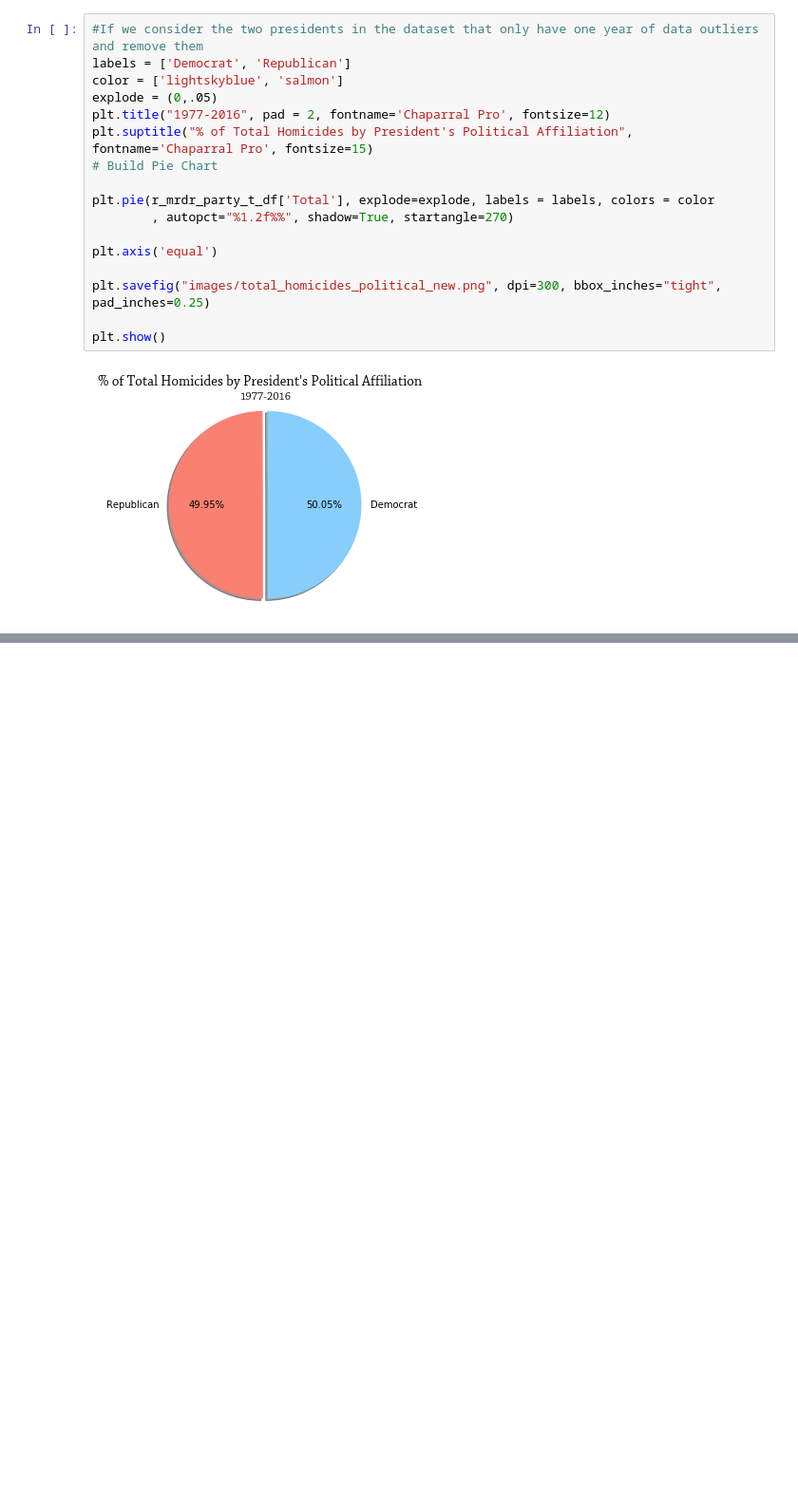
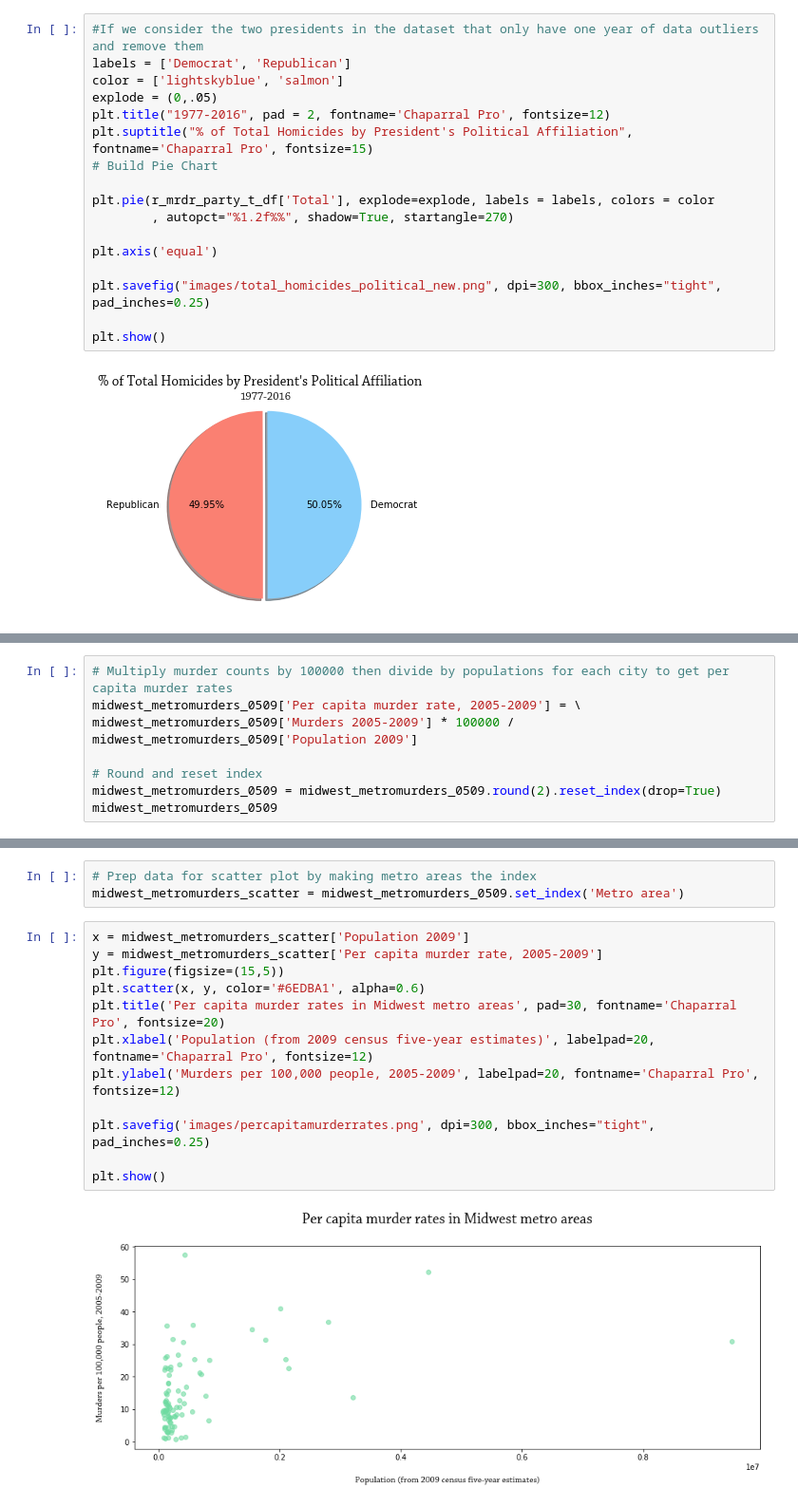
Before and after one commit to bendgame/Project-one, a Jupyter notebook: Project1_Final/Group2_Project1_Visualizations.ipynb, the cells around one changed output, grey strips where cells are left out. Shown: that part at 95% size. Saved outputs shown, nothing was run; the diff lists cells and outputs as text; blank space fills up the shorter version.

```diff
--- a/Project1_Final/Group2_Project1_Visualizations.ipynb
+++ b/Project1_Final/Group2_Project1_Visualizations.ipynb
@@ -506,0 +555,8 @@ plt.show()
+# %%
+# Multiply murder counts by 100000 then divide by populations for each city to get per capita murder rates
+midwest_metromurders_0509['Per capita murder rate, 2005-2009'] = \
+midwest_metromurders_0509['Murders 2005-2009'] * 100000 / midwest_metromurders_0509['Population 2009']
+
+# Round and reset index
+midwest_metromurders_0509 = midwest_metromurders_0509.round(2).reset_index(drop=True)
+midwest_metromurders_0509
@@ -506,0 +587,17 @@ plt.show()
+# %%
+# Prep data for scatter plot by making metro areas the index
+midwest_metromurders_scatter = midwest_metromurders_0509.set_index('Metro area')
+# %%
+x = midwest_metromurders_scatter['Population 2009']
+y = midwest_metromurders_scatter['Per capita murder rate, 2005-2009']
+plt.figure(figsize=(15,5))
+plt.scatter(x, y, color='#6EDBA1', alpha=0.6)
+plt.title('Per capita murder rates in Midwest metro areas', pad=30, fontname='Chaparral Pro', fontsize=20)
+plt.xlabel('Population (from 2009 census five-year estimates)', labelpad=20, fontname='Chaparral Pro', fontsize=12)
+plt.ylabel('Murders per 100,000 people, 2005-2009', labelpad=20, fontname='Chaparral Pro', fontsize=12)
+
+plt.savefig('images/percapitamurderrates.png', dpi=300, bbox_inches="tight", pad_inches=0.25)
+
+plt.show()
+# %% [output]
+[figure, added]
```
Also changed, not shown: parts of 9 cells of this notebook, 4 other files.
